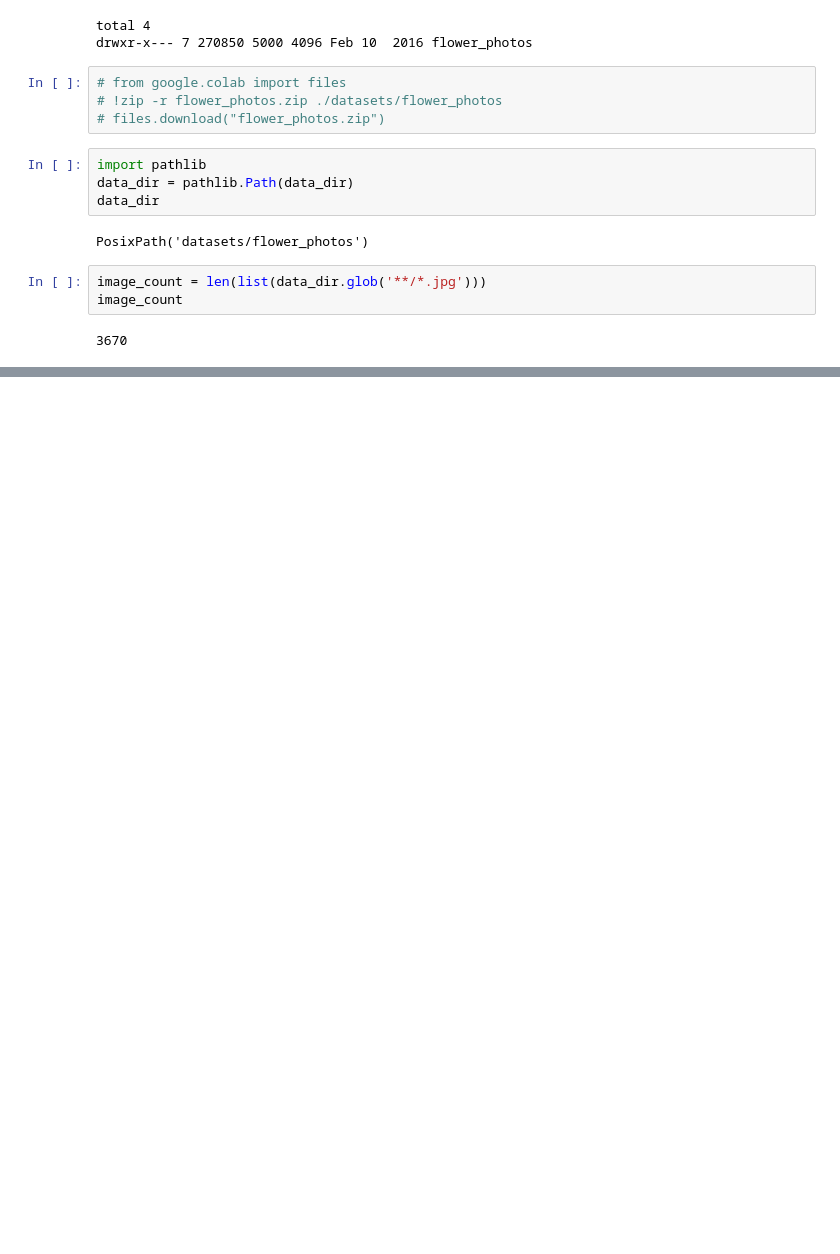
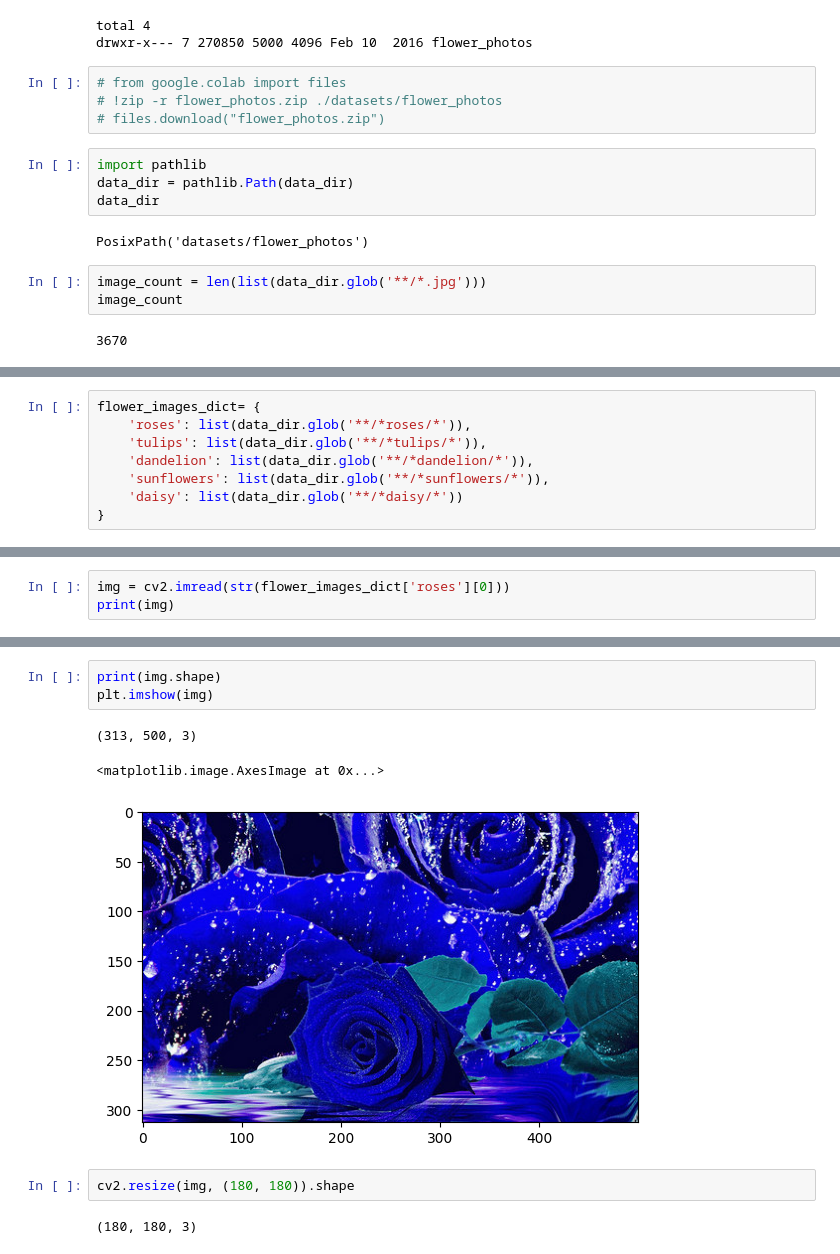
Before and after one commit to nickmirunsw/py-learning, a Jupyter notebook: tensorflow/tfnm.ipynb, the cells around one changed output, grey strips where cells are left out. Drawn from its saved outputs; the diff is of its cells as text; blank space fills up the shorter version.

```diff
--- a/tensorflow/tfnm.ipynb
+++ b/tensorflow/tfnm.ipynb
@@ -2253,0 +2280,8 @@ roses[:5]
+# %%
+flower_images_dict= {
+    'roses': list(data_dir.glob('**/*roses/*')),
+    'tulips': list(data_dir.glob('**/*tulips/*')),
+    'dandelion': list(data_dir.glob('**/*dandelion/*')),
+    'sunflowers': list(data_dir.glob('**/*sunflowers/*')),
+    'daisy': list(data_dir.glob('**/*daisy/*'))
+}
@@ -2253,0 +2304,3 @@ roses[:5]
+# %%
+img = cv2.imread(str(flower_images_dict['roses'][0]))
+print(img)
@@ -2253,0 +2325,11 @@ roses[:5]
+# %%
+print(img.shape)
+plt.imshow(img)
+# %% [output]
+(313, 500, 3)
+<matplotlib.image.AxesImage at 0x...>
+[figure, added]
+# %%
+cv2.resize(img, (180, 180)).shape
+# %% [output]
+(180, 180, 3)
```
Also changed, not shown: parts of 38 cells of this notebook.
